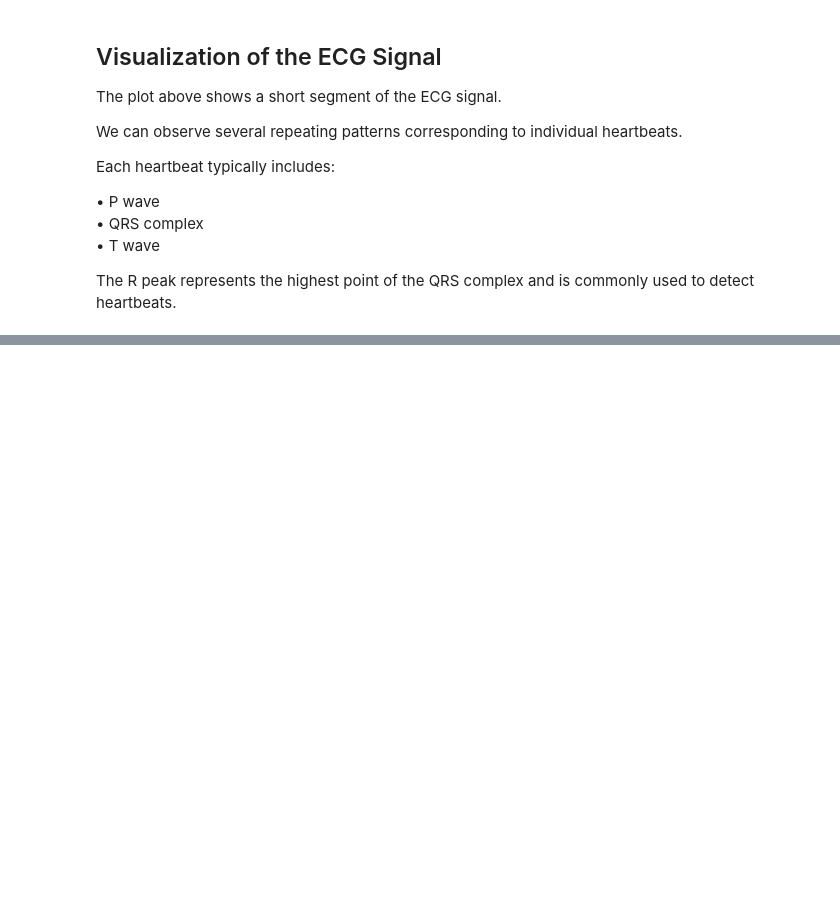
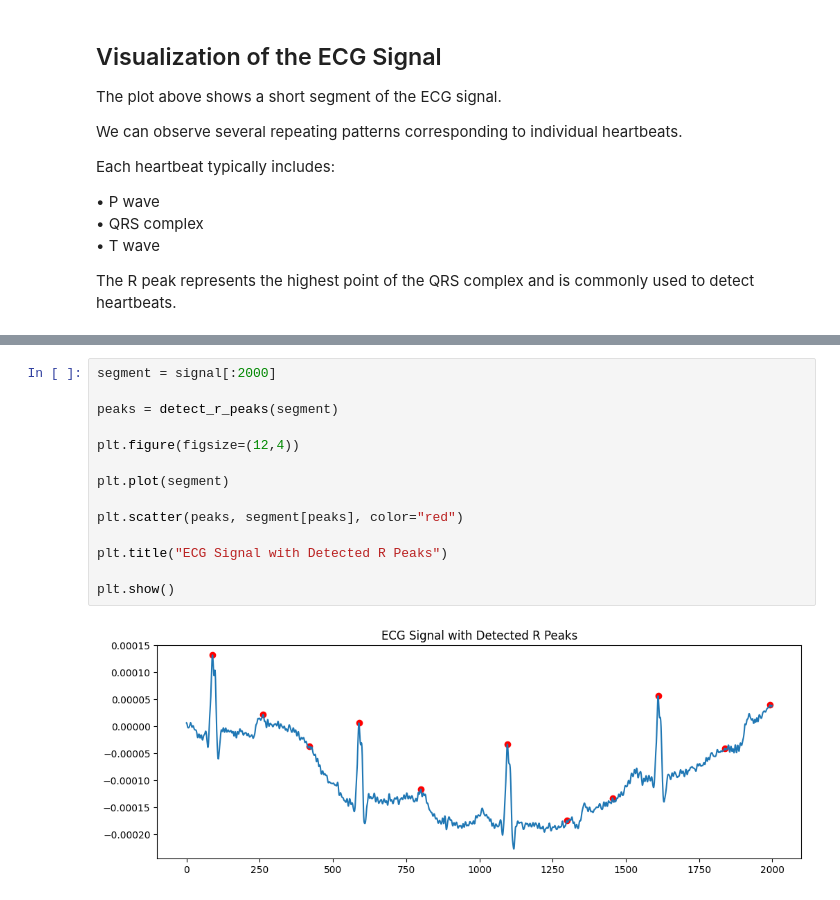
Before and after one commit to PlamenPlamenovStanchev/MathForDevs-Final-Project, a Jupyter notebook: ecg_analysis.ipynb, the cells around one changed output, grey strips where cells are left out. Cells and saved outputs as stored; diff of their text form; blank space fills up the shorter version.

```diff
--- a/ecg_analysis.ipynb
+++ b/ecg_analysis.ipynb
@@ -183,0 +210,16 @@ The R peak represents the highest point of the QRS complex and is commonly used
+# %%
+segment = signal[:2000]
+
+peaks = detect_r_peaks(segment)
+
+plt.figure(figsize=(12,4))
+
+plt.plot(segment)
+
+plt.scatter(peaks, segment[peaks], color="red")
+
+plt.title("ECG Signal with Detected R Peaks")
+
+plt.show()
+# %% [output]
+[figure, added]
```
Also changed, not shown: parts of 2 cells of this notebook, 1 other file.
